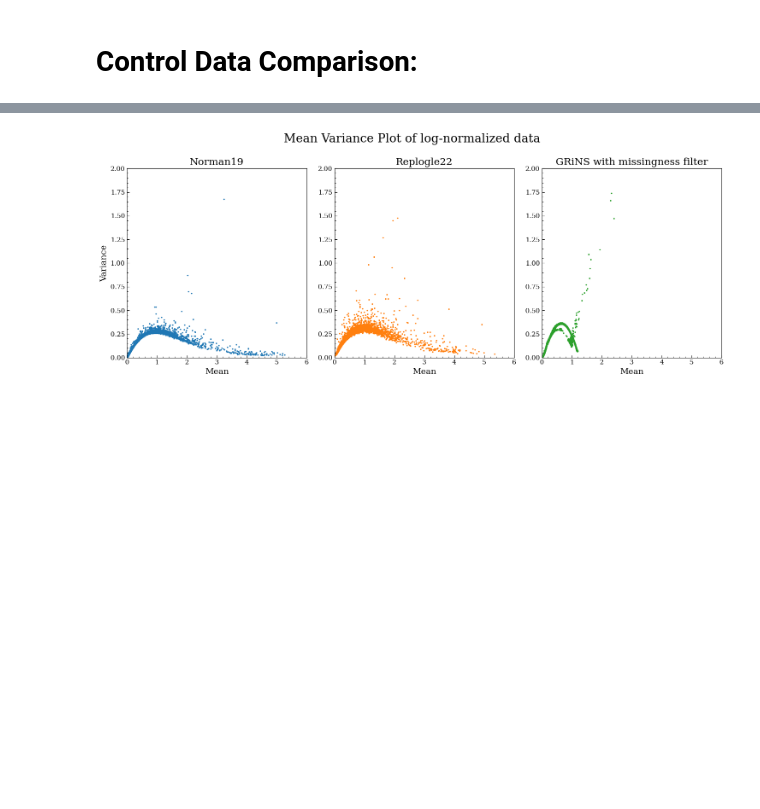
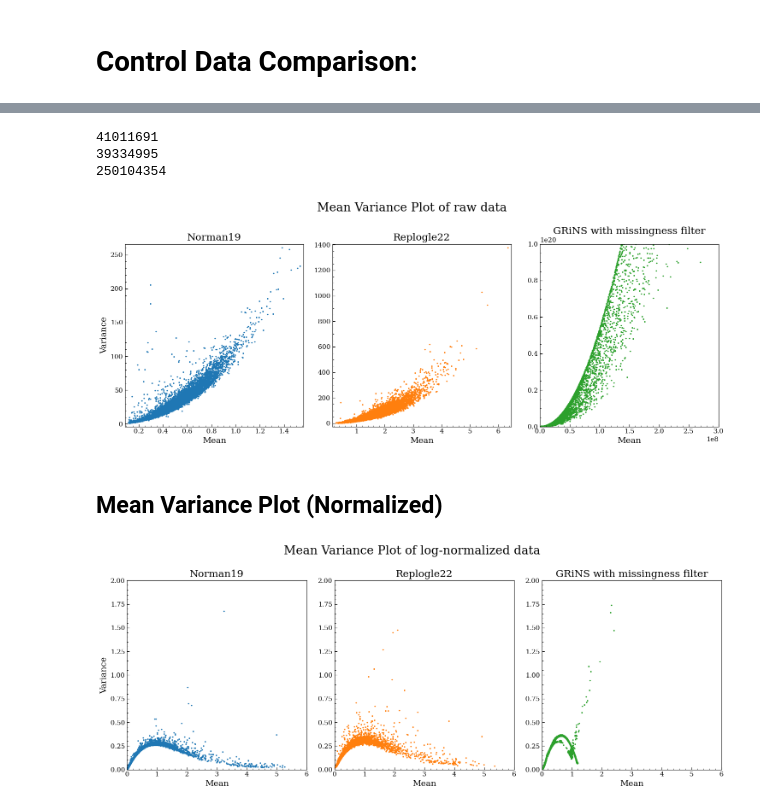
Before and after one commit to GeorgSommerer/bsc_thesis_pGRiNS, a Jupyter notebook: Analysis/plot_stuff.ipynb, the cells around one changed output, grey strips where cells are left out. Drawn from its saved outputs; the diff is of its cells as text; code cells hidden in the pictures; blank space fills up the shorter version.

```diff
--- a/Analysis/plot_stuff.ipynb
+++ b/Analysis/plot_stuff.ipynb
@@ -48,0 +71,5 @@ grins_data = sc.read_h5ad(f"../Data/Projects/{grn_file}/001/perturb_norm_ctrl.h5
+# %%
+norman_raw = sc.read_h5ad("../Data/Experimental/Norman19/perturb.h5ad")
+norman_raw = norman_raw[norman_raw.obs["perturbation"]=="control"]
+replogle_raw = sc.read_h5ad("../Data/Experimental/Replogle22/perturb.h5ad")
+replogle_raw = replogle_raw[replogle_raw.obs["gene"] == "non-targeting"]
@@ -49,3 +80,26 @@ grins_data = sc.read_h5ad(f"../Data/Projects/{grn_file}/001/perturb_norm_ctrl.h5
+# %%
+fig, axs = plt.subplots(1,3,figsize=(15,6))
+axs[0].set_ylabel("Variance")
+plt.suptitle("Mean Variance Plot of raw data")
+for i, adata in zip(range(len(cs)),data):
+    mat = sparse.csc_matrix(adata.X)
+    a_mean = mat.mean(axis=1)
+    a_var = mat.power(2).mean(axis=1)-np.power(a_mean,2)
+    axs[i].scatter(np.asarray(a_mean).squeeze(),np.asarray(a_var).squeeze(),s=2,c=prop_cycle[cs[i]])
+    axs[i].set_title(f"{names[i]}")
+    axs[i].set_xlabel("Mean",fontsize=14)
+axs[2].set_xlim(0,0.3*1e9)
+axs[2].set_ylim(0,1e20)
+plt.tight_layout()
+plt.savefig(f"../Prep_Data/Plots/{grn_file}/mean_variance_raw.png")
+plt.show()
+# %% [output]
+41011691
+39334995
+250104354
+[figure, added]
+# %% [markdown]
+## Mean Variance Plot (Normalized)
 # %%
 cs = [0,1,2]
 names = ["Norman19","Replogle22","GRiNS with missingness filter"]
```
Also changed, not shown: parts of 16 cells of this notebook, 20 other files.
